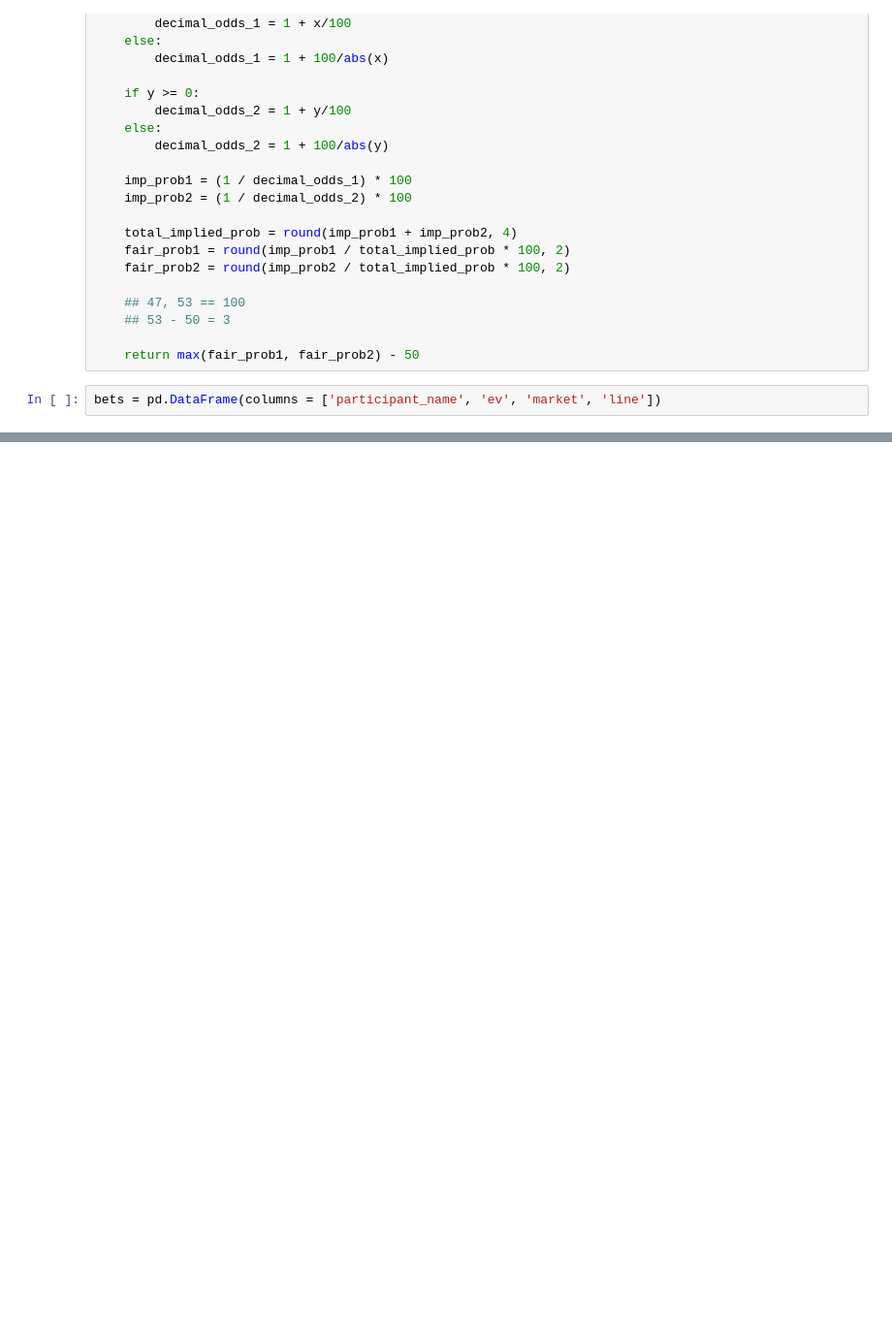
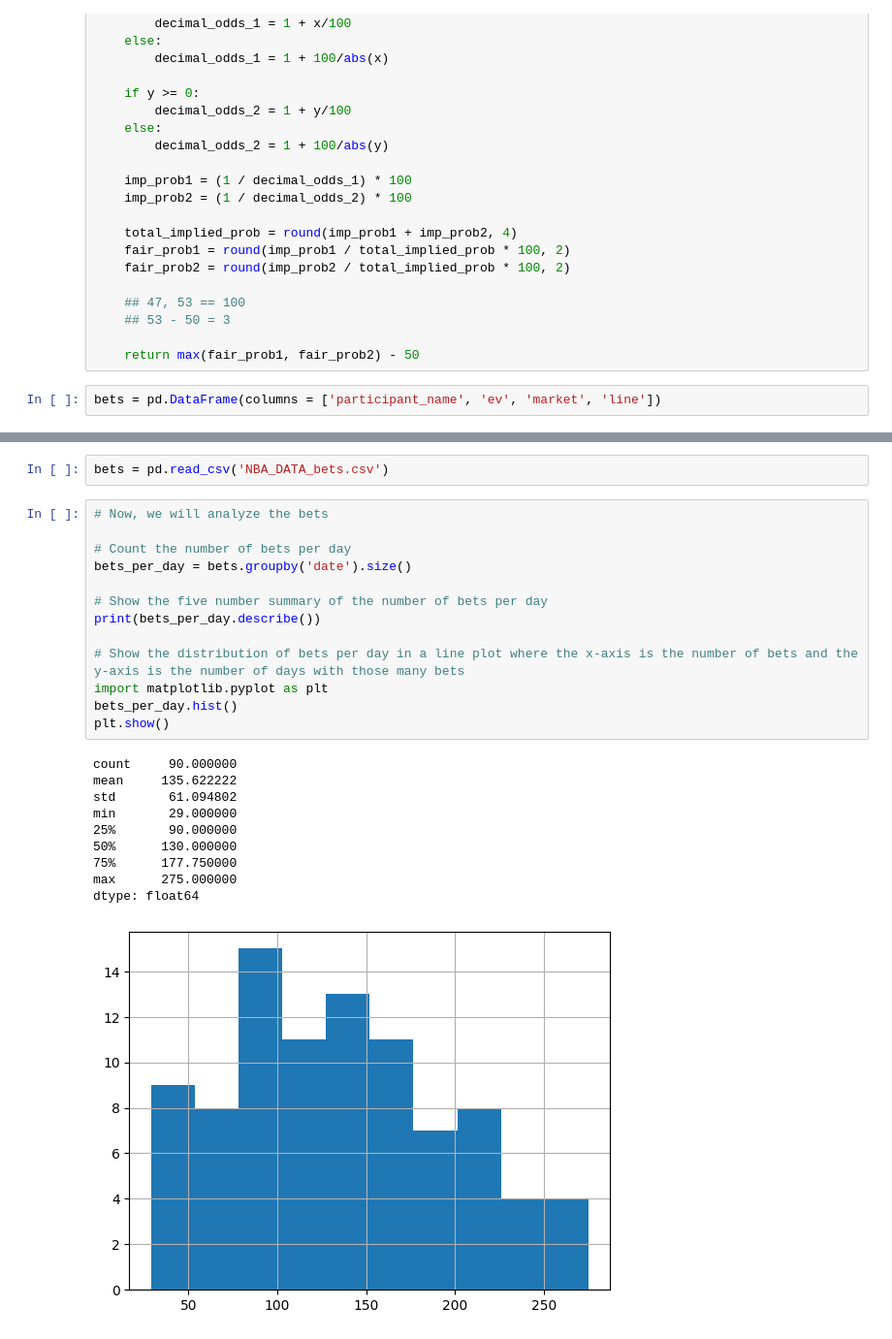
Before and after one commit to 24parida/PositiveEV, a Jupyter notebook: backtest_nba.ipynb, the cells around one changed output, grey strips where cells are left out. Shown at 97% size. Drawn from its saved outputs; the diff is of its cells as text; blank space fills up the shorter version.

```diff
--- a/backtest_nba.ipynb
+++ b/backtest_nba.ipynb
@@ -221,0 +219,26 @@ print(bets.head(10))
+# %%
+bets = pd.read_csv('NBA_DATA_bets.csv')
+# %%
+# Now, we will analyze the bets
+
+# Count the number of bets per day
+bets_per_day = bets.groupby('date').size()
+
+# Show the five number summary of the number of bets per day
+print(bets_per_day.describe())
+
+# Show the distribution of bets per day in a line plot where the x-axis is the number of bets and the y-axis is the number of days with those many bets
+import matplotlib.pyplot as plt
+bets_per_day.hist()
+plt.show()
+# %% [output]
+count     90.000000
+mean     135.622222
+std       61.094802
+min       29.000000
+25%       90.000000
+50%      130.000000
+75%      177.750000
+max      275.000000
+dtype: float64
+[figure, added]
```
Also changed, not shown: parts of 3 cells of this notebook, 1 other file.
